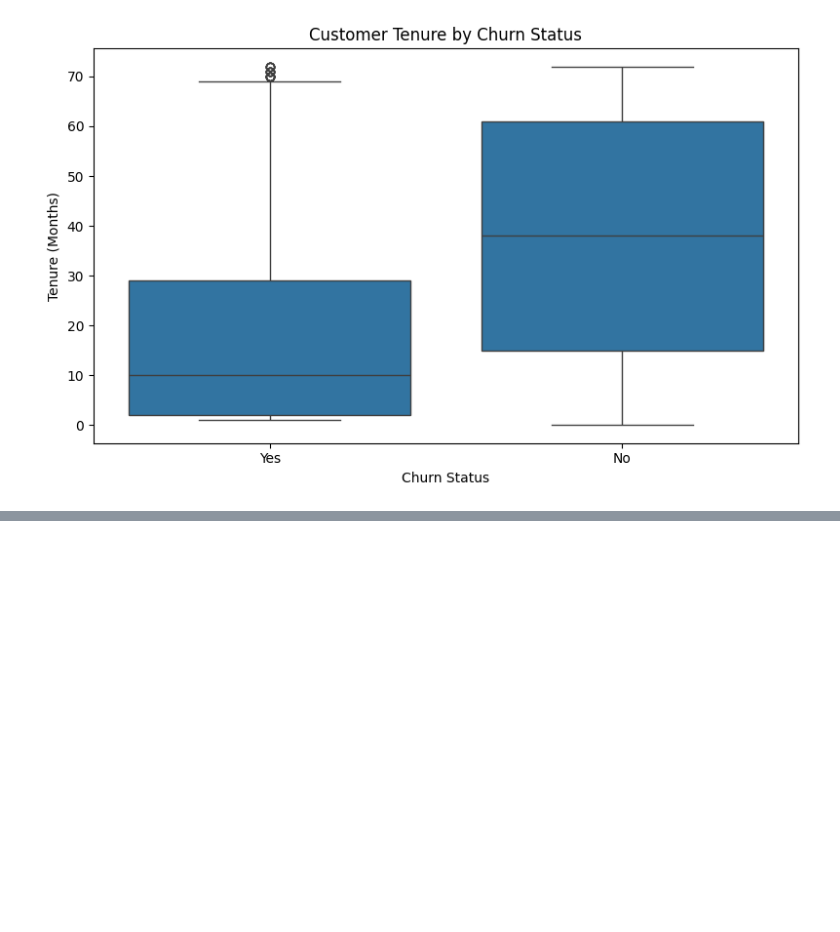
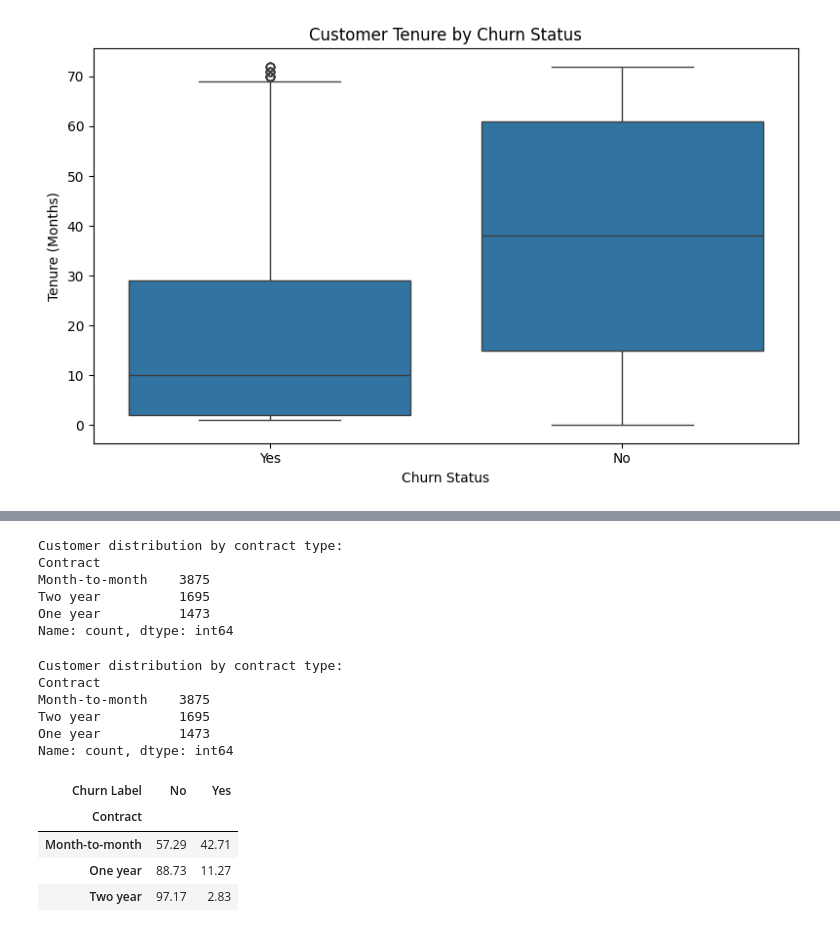
Before and after one commit to AchalaSharma/churn-prediction-project, a Jupyter notebook: notebooks/01_Data_Understanding_and_Initial_EDA.ipynb, the cells around one changed output, grey strips where cells are left out. Saved outputs shown, nothing was run; the diff lists cells and outputs as text; code cells hidden in the pictures; blank space fills up the shorter version.

```diff
--- a/notebooks/01_Data_Understanding_and_Initial_EDA.ipynb
+++ b/notebooks/01_Data_Understanding_and_Initial_EDA.ipynb
@@ -270,0 +385,45 @@ plt.show()
+# %%
+# Compare Customer Lifetime Value (CLTV) between churned and non-churned customers
+#Contract type is an important customer retention variable because the level of contractual commitment may influence the likelihood of a customer leaving the service.
+
+# Count customers by contract type
+contract_counts = df['Contract'].value_counts()
+
+print("Customer distribution by contract type:")
+print(contract_counts)
+# %% [output]
+Customer distribution by contract type:
+Contract
+Month-to-month    3875
+Two year          1695
+One year          1473
+Name: count, dtype: int64
+# %%
+# Count customers by contract type
+contract_counts = df['Contract'].value_counts()
+
+print("Customer distribution by contract type:")
+print(contract_counts)
+# %% [output]
+Customer distribution by contract type:
+Contract
+Month-to-month    3875
+Two year          1695
+One year          1473
+Name: count, dtype: int64
+# %%
+# Calculate churn rate within each contract type
+contract_churn_rate = (
+    df.groupby('Contract')['Churn Label']
+      .value_counts(normalize=True)
+      .unstack()
+      .fillna(0) * 100
+)
+
+contract_churn_rate.round(2)
+# %% [output]
+| Churn Label | No | Yes |
+| Contract |  |  |
+| Month-to-month | 57.29 | 42.71 |
+| One year | 88.73 | 11.27 |
+| Two year | 97.17 | 2.83 |
```
Also changed, not shown: parts of 6 cells of this notebook.
